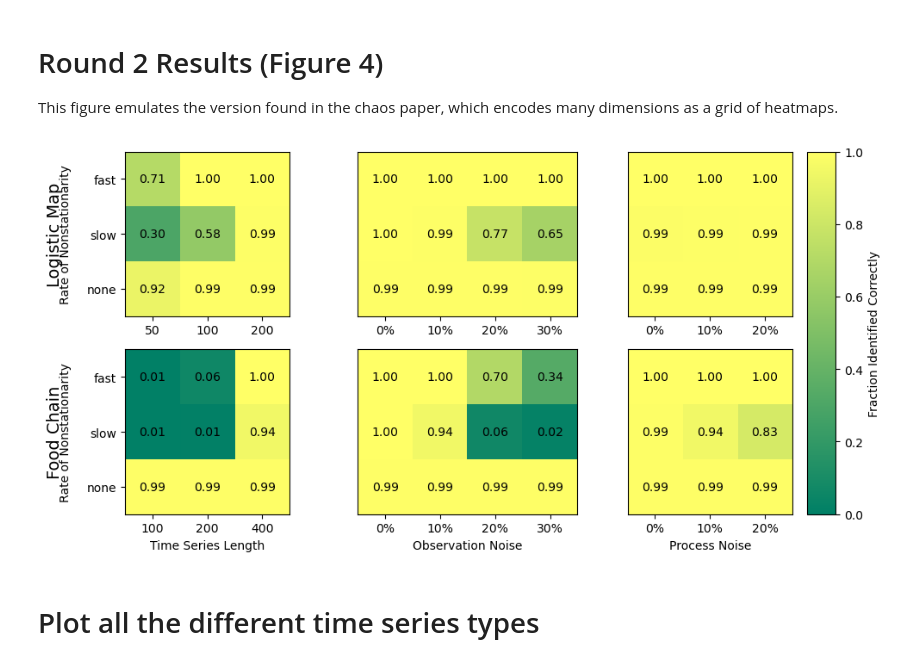
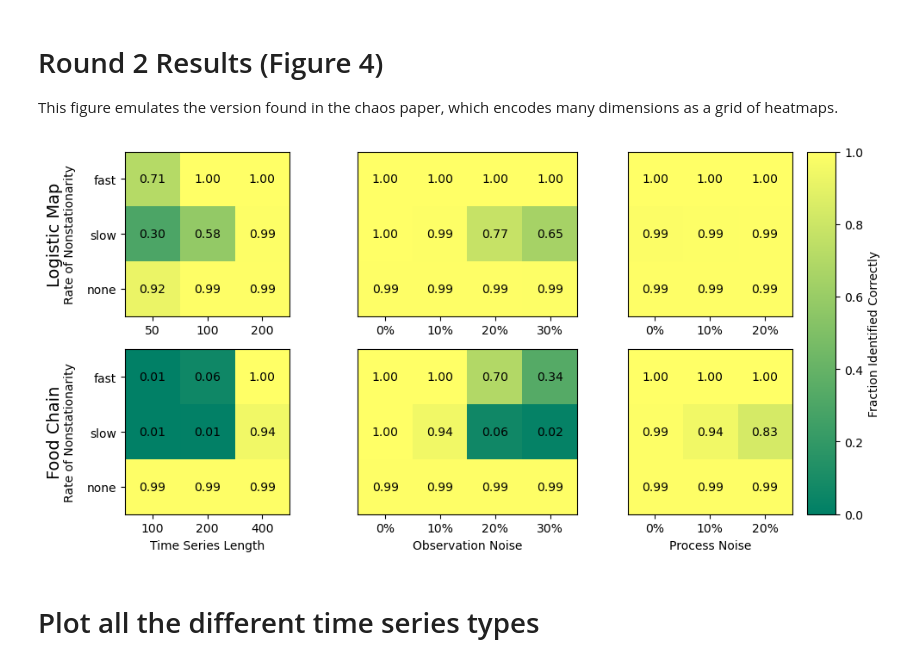
Before and after one commit to kenflat2/NS-Map, a Jupyter notebook: experiments/simulated_round_2/plot_round2_results.ipynb, the cells around one changed output. Saved outputs shown, nothing was run; the diff lists cells and outputs as text; code cells hidden in the pictures.

Commit message:
Fixed up Figure 4

```diff
--- a/experiments/simulated_round_2/plot_round2_results.ipynb
+++ b/experiments/simulated_round_2/plot_round2_results.ipynb
@@ -53,9 +53,9 @@ for i, model in enumerate(["logistic", "food_chain"]):
 
     filename = f"{model}.csv"
     if model == "logistic":
-        table = np.loadtxt(f"logistic_calibrated_process_noise2.csv", delimiter=",", skiprows=1)
+        table = np.loadtxt(f"logistic.csv", delimiter=",", skiprows=1)
     elif model == "food_chain":
-        table = np.loadtxt(f"food_chain_calibrated_process_noise2.csv", delimiter=",", skiprows=1)
+        table = np.loadtxt(f"food_chain.csv", delimiter=",", skiprows=1)
     # table = np.loadtxt(f"{model}.csv", delimiter=",", skiprows=1)
 
     experiment_params = params["experiments"][i]["parameters"]
@@ -91,7 +91,7 @@ for i, model in enumerate(["logistic", "food_chain"]):
 
     # ax.set_ylabel(nice_model_names[i], labelpad=25, fontsize=12)
     ax_time_series_length.set_ylabel(nice_model_names[i], labelpad = 20, fontsize=14)
-    fig.text(-0.325, 0.5, "Rate of Nonstationarity", rotation="vertical", transform=ax_time_series_length.transAxes,
+    fig.text(-0.3, 0.5, "Rate of Nonstationarity", rotation="vertical", transform=ax_time_series_length.transAxes,
                         horizontalalignment="right", verticalalignment="center")
 
     # Observation Noise Part
@@ -166,34 +166,34 @@ for i, model in enumerate(["logistic", "food_chain"]):
             ax.set_xticklabels(variables.astype(int))
         elif j == 1:
             ax.set_xticklabels(np.array(["0%","10%","20%","30%"]))
         else:
             ax.set_xticklabels(np.array(["0%","10%"]))
         if model == "food_chain":
             ax.set_xlabel(nice_variable_names[j])
         ax.set_yticks(np.arange(3))
         ax.set_yticklabels(["none","slow","fast"])
         ax.set_ylim([-0.5,2.5])
 
         if (j == 0):
             # ax.set_ylabel(nice_model_names[i], labelpad=25, fontsize=12)
             ax.set_ylabel(nice_model_names[i], labelpad = 20, fontsize=14)
             fig.text(-0.325, 0.5, "Rate of Nonstationarity", rotation="vertical", transform=ax.transAxes,
                               horizontalalignment="right", verticalalignment="center")
         """
 
 # fig.text(0.07,0.5375,"Rate of Nonstationarity", rotation="vertical",
 #          horizontalalignment="center", verticalalignment="center", size=12 )
 # plt.tight_layout()
 # cax = plt.axes([0.905, 0.09, 0.02, 0.845])
 # fig.colorbar(aximage, cax = cax, label = "Fraction Identified Correctly")
 colorbar_ax = fig.add_subplot(grid[:,3])
 fig.colorbar(aximage, cax = colorbar_ax,
              label = "Fraction Identified Correctly",
              shrink=0.1, anchor=(1000,1))
 # plt.savefig("../Figures/round2.png", dpi=300)
 plt.savefig("../../figures_eps/round2_results/Figure_4.eps", format="eps", bbox_inches="tight")
 # %% [output]
-[figure, old version]
+[figure, new version]
 # %% [markdown]
 # Plot all the different time series types
 # %%
```
Also changed, not shown: 3 other files.
